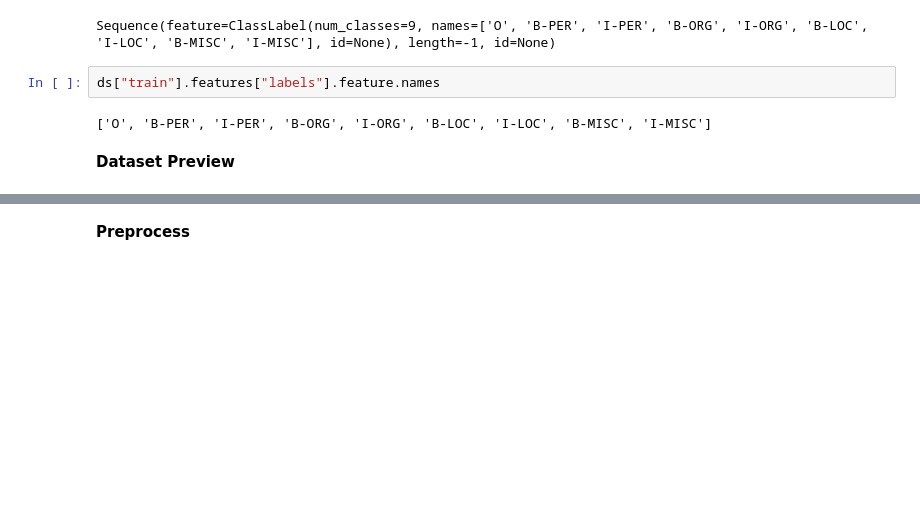
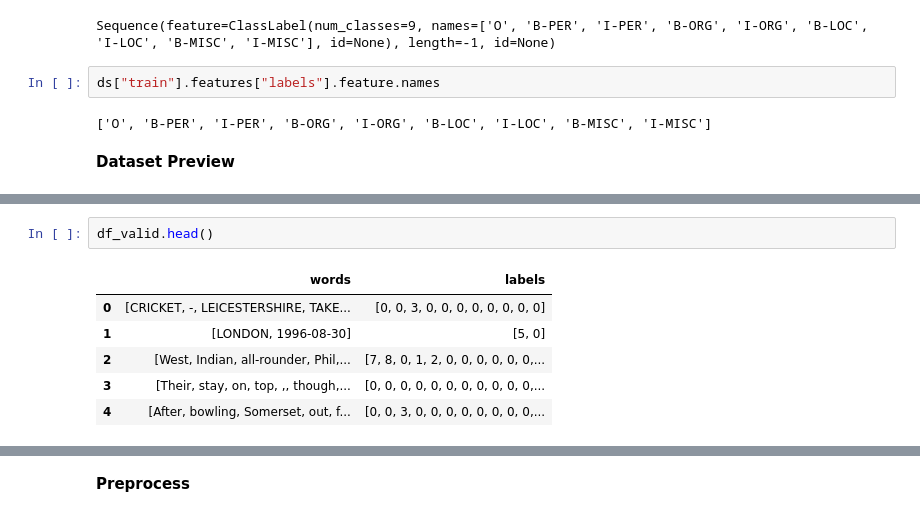
Before and after one commit to sahug/ds-bert, a Jupyter notebook: BERT NLP - Named Entity Recognition or Token Classification using BERT.ipynb, the cells around one changed output, grey strips where cells are left out. Cells and saved outputs as stored; diff of their text form; blank space fills up the shorter version.

```diff
--- a/BERT NLP - Named Entity Recognition or Token Classification using BERT.ipynb
+++ b/BERT NLP - Named Entity Recognition or Token Classification using BERT.ipynb
@@ -68,0 +110,9 @@ print(ds["train"][0]["labels"])
+# %%
+df_valid.head()
+# %% [output]
+|  | words | labels |
+| 0 | [CRICKET, -, LEICESTERSHIRE, TAKE... | [0, 0, 3, 0, 0, 0, 0, 0, 0, 0, 0] |
+| 1 | [LONDON, 1996-08-30] | [5, 0] |
+| 2 | [West, Indian, all-rounder, Phil,... | [7, 8, 0, 1, 2, 0, 0, 0, 0, 0, 0,... |
+| 3 | [Their, stay, on, top, ,, though,... | [0, 0, 0, 0, 0, 0, 0, 0, 0, 0, 0,... |
+| 4 | [After, bowling, Somerset, out, f... | [0, 0, 3, 0, 0, 0, 0, 0, 0, 0, 0,... |
```
Also changed, not shown: parts of 46 cells of this notebook.
